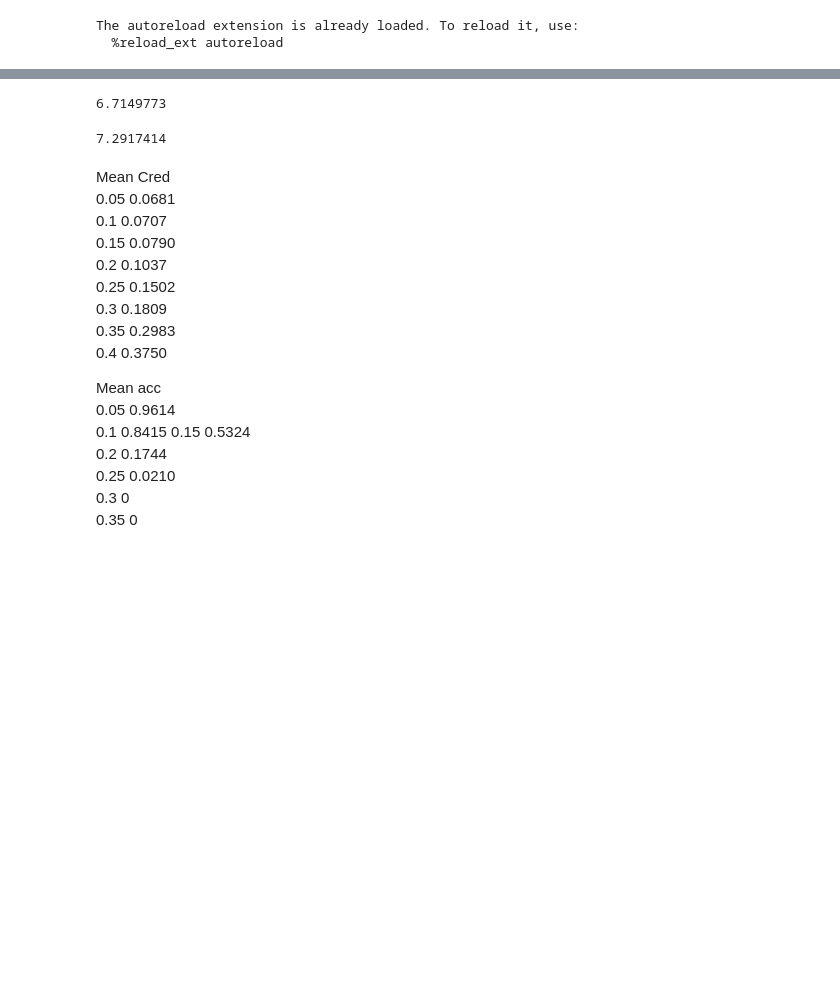
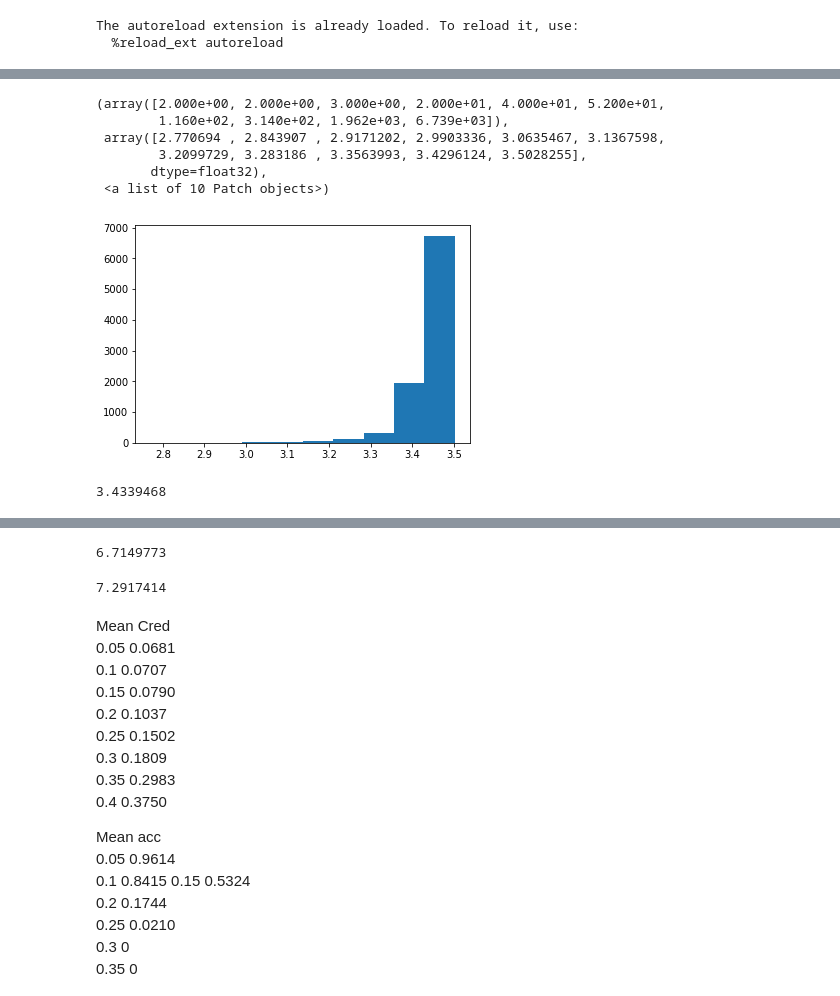
Before and after one commit to chawins/dknn_attack, a Jupyter notebook: knn_test.ipynb, the cells around one changed output, grey strips where cells are left out. Cells and saved outputs as stored; diff of their text form; code cells hidden in the pictures; blank space fills up the shorter version.

```diff
--- a/knn_test.ipynb
+++ b/knn_test.ipynb
@@ -109,0 +199,2 @@ plt.show()
+# %%
+zero_ind = np.sum(X_adv, (1, 2, 3)) != 0
@@ -110,3 +209,17 @@ plt.show()
+# %%
+plt.hist(np.sqrt(np.sum((X_adv[zero_ind] - X_test[zero_ind])**2, (1,2,3))))
+# %% [output]
+(array([2.000e+00, 2.000e+00, 3.000e+00, 2.000e+01, 4.000e+01, 5.200e+01,
+        1.160e+02, 3.140e+02, 1.962e+03, 6.739e+03]),
+ array([2.770694 , 2.843907 , 2.9171202, 2.9903336, 3.0635467, 3.1367598,
+        3.2099729, 3.283186 , 3.3563993, 3.4296124, 3.5028255],
+       dtype=float32),
+ <a list of 10 Patch objects>)
+[figure, added]
+# %%
+np.sqrt(np.sum((X_adv - X_test)**2, (1,2,3))).mean()
+# %% [output]
+3.4339468
 # %%
 y_pred = model.predict(X_adv)
 # %%
```
Also changed, not shown: parts of 22 cells of this notebook, 10 other files.
